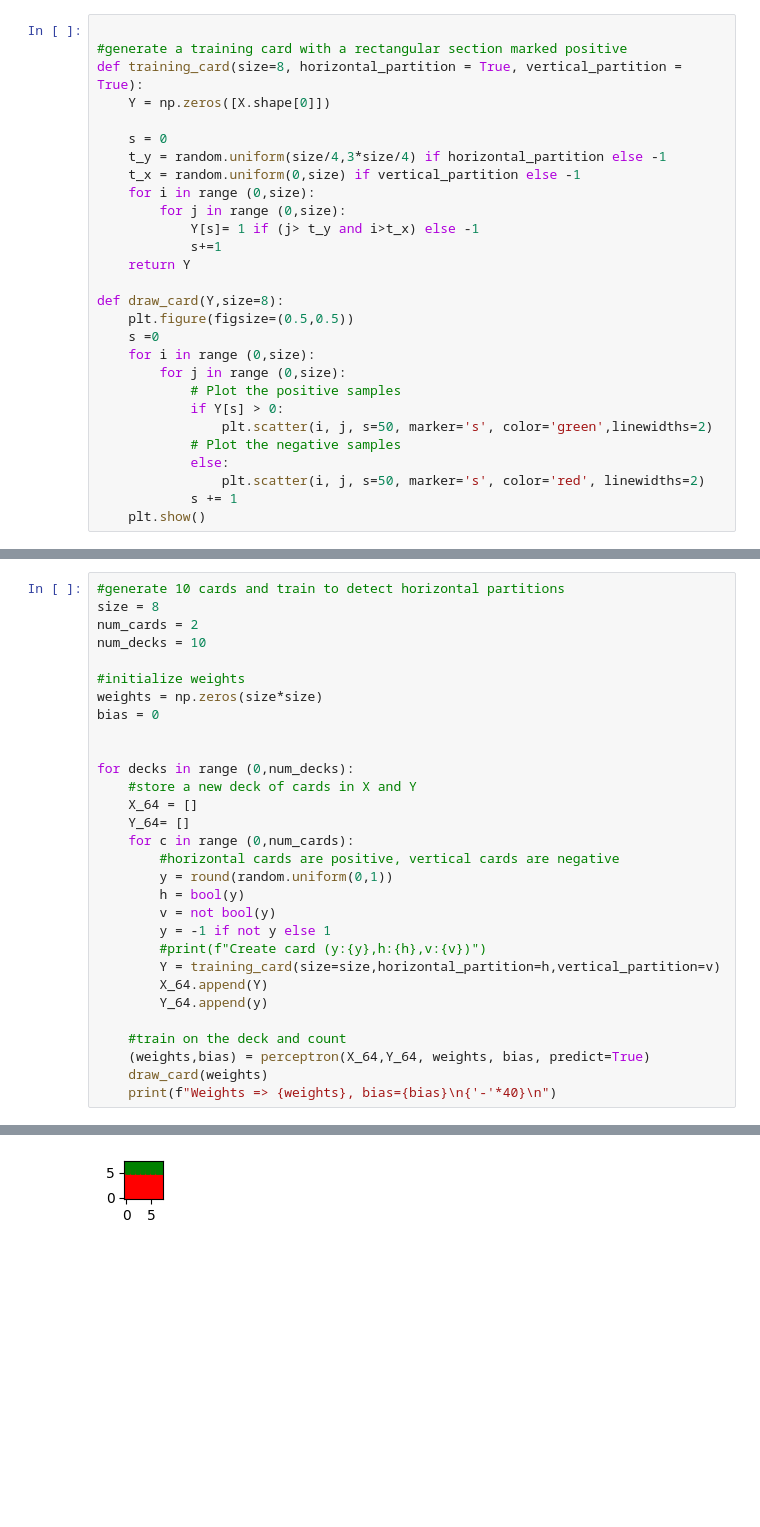
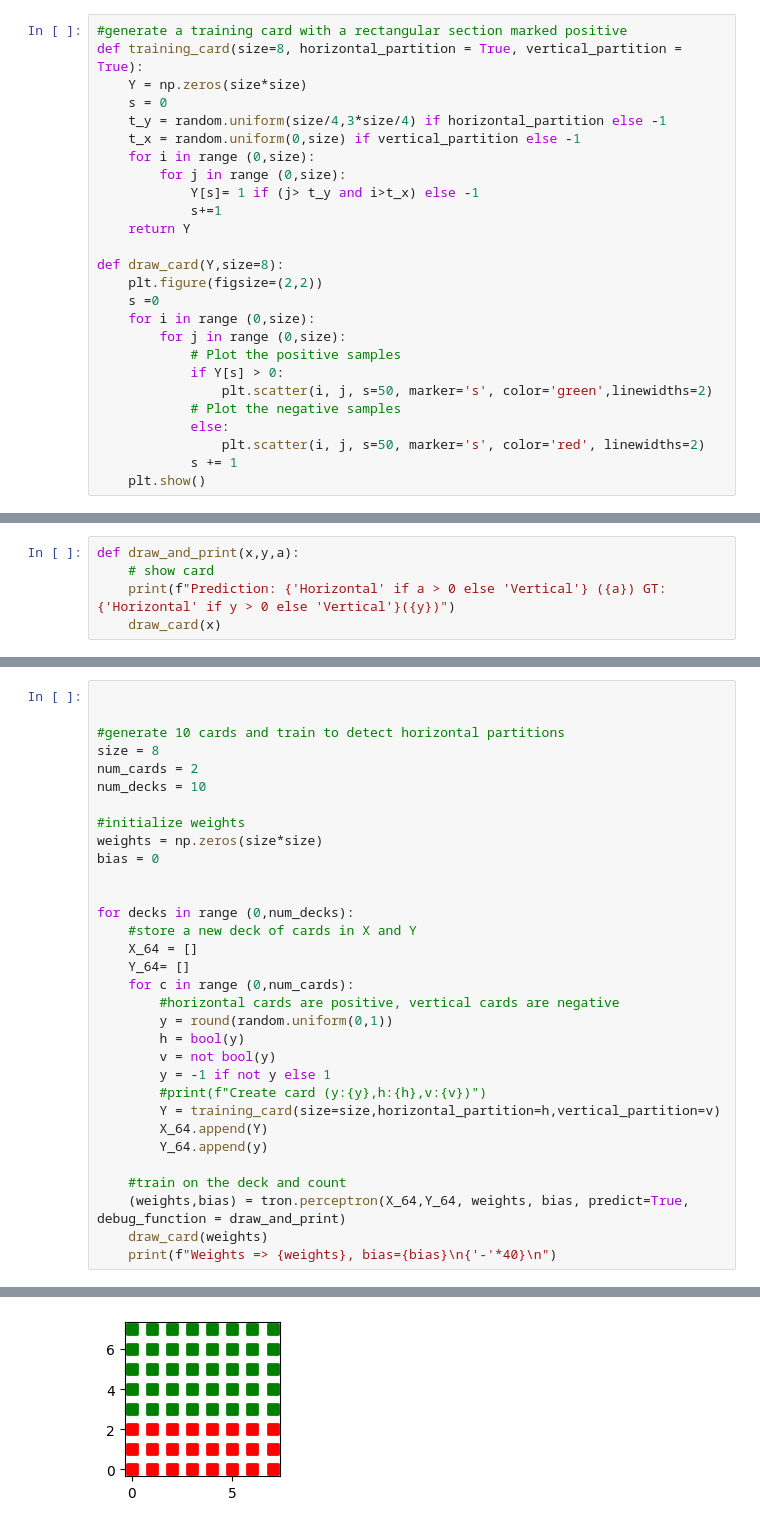
Before and after one commit to ashanbh/perceptron, a Jupyter notebook: notebooks/perceptron_64.ipynb, the cells around one changed output, grey strips where cells are left out. Saved outputs shown, nothing was run; the diff lists cells and outputs as text; blank space fills up the shorter version.

Commit message:
perceptron printing cards and adding doco

```diff
--- a/notebooks/perceptron_64.ipynb
+++ b/notebooks/perceptron_64.ipynb
@@ -8,9 +12,7 @@ import random
 # %%
-
 #generate a training card with a rectangular section marked positive
 def training_card(size=8, horizontal_partition = True, vertical_partition = True):
-    Y = np.zeros([X.shape[0]])
-
+    Y = np.zeros(size*size)
     s = 0
     t_y = random.uniform(size/4,3*size/4) if horizontal_partition else -1
     t_x = random.uniform(0,size) if vertical_partition else -1
@@ -21,7 +23,7 @@ def training_card(size=8, horizontal_partition = True, vertical_partition = True
     return Y
 
 def draw_card(Y,size=8):
-    plt.figure(figsize=(0.5,0.5))
+    plt.figure(figsize=(2,2))
     s =0
     for i in range (0,size):
         for j in range (0,size):
@@ -78,0 +38,5 @@ def perceptron(X, Y, w , b, epochs = 20, predict=False):
+# %%
+def draw_and_print(x,y,a):
+    # show card
+    print(f"Prediction: {'Horizontal' if a > 0 else 'Vertical'} ({a}) GT:{'Horizontal' if y > 0 else 'Vertical'}({y})")
+    draw_card(x)
@@ -79,4 +47,6 @@ def perceptron(X, Y, w , b, epochs = 20, predict=False):
 # %%
+
+
 #generate 10 cards and train to detect horizontal partitions
 size = 8
 num_cards = 2
@@ -103,7 +73,7 @@ for decks in range (0,num_decks):
         Y_64.append(y)
 
     #train on the deck and count
-    (weights,bias) = perceptron(X_64,Y_64, weights, bias, predict=True)
+    (weights,bias) = tron.perceptron(X_64,Y_64, weights, bias, predict=True, debug_function = draw_and_print)
     draw_card(weights)
     print(f"Weights => {weights}, bias={bias}\n{'-'*40}\n")
 # %% [output]
@@ -112 +82 @@ Mismatch
-[figure, old version]
+[figure, new version]
```
Also changed, not shown: parts of 6 cells of this notebook, 2 other files.
